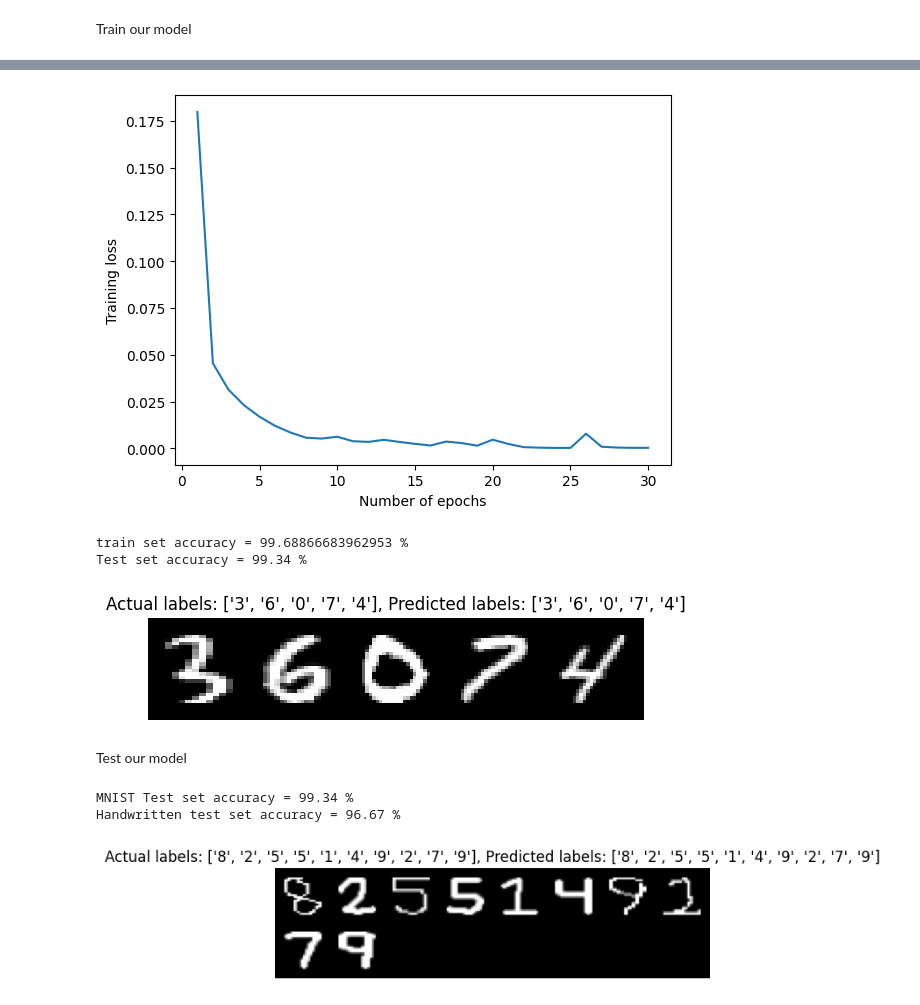
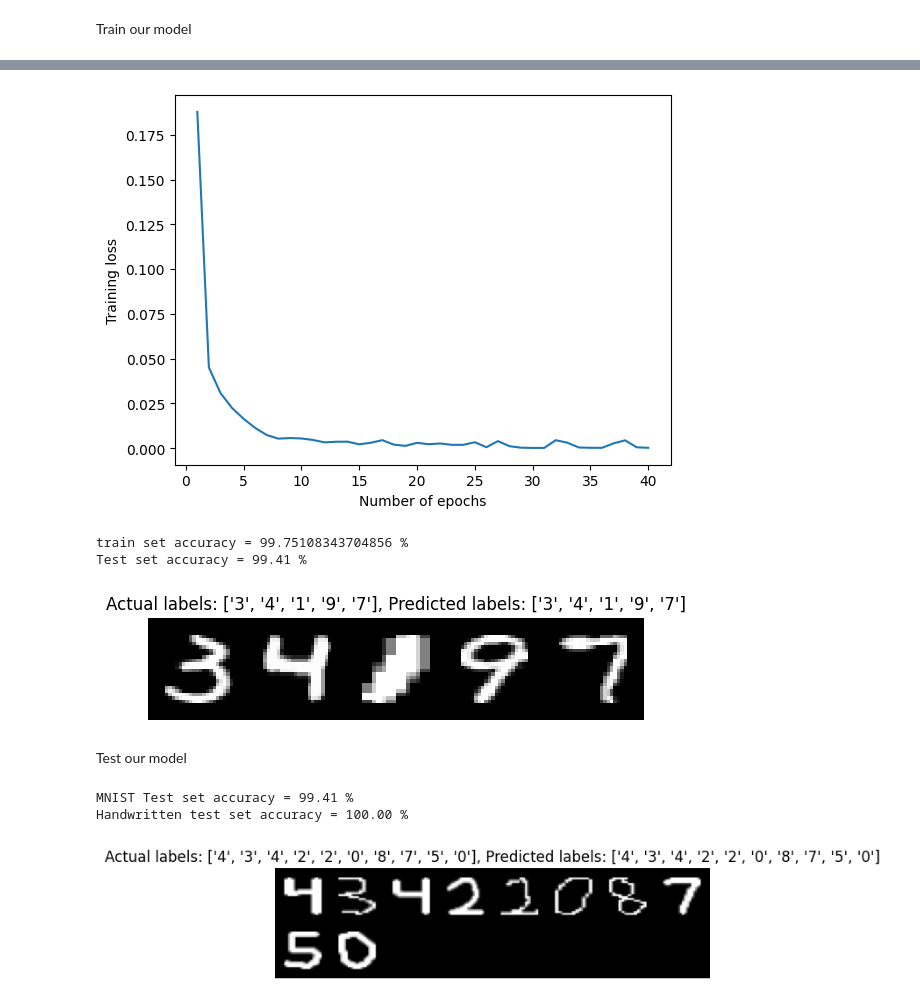
Before and after one commit to solopres/Cybr486FinalProject, a Jupyter notebook: CNN/cnn.ipynb, the cells around one changed output, grey strips where cells are left out. Saved outputs shown, nothing was run; the diff lists cells and outputs as text; code cells hidden in the pictures.

```diff
--- a/CNN/cnn.ipynb
+++ b/CNN/cnn.ipynb
@@ -19,5 +20,6 @@ Drive already mounted at /content/drive; to attempt to forcibly remount, call dr
 # %%
 class PreprocessToMNIST:
+    """This class standardizes data for CNN model training and testing by shrinking images to a 20x20 grayscale and padding the new image to 28x28"""
     def __call__(self, img):
         img = img.convert("L")
         # normalize
@@ -115,6 +117,13 @@ ANALYZE DATASET
 Build our model
 # %%
 class CNN(torch.nn.Module):
+    """
+    This is the CNN model. It is made up of 2x(2 Convolutional layers followed by Max Pooling layer).<br>
+    Convolution layers have feature map of 3x3 and start with 32 increasing to 64 out channels.<br>
+    All Convolution layers are followed by a Batch Normalization layer.<br>
+    Pooling layers have a kernel size of 2x2.<br>
+    After the second Pooling layer, there is a Flatten and two Linear layers.
+    """
     def __init__(self):
         super().__init__()
 
@@ -157,7 +166,7 @@ cuda
 # %% [markdown]
 Train our model
 # %%
-num_epochs = 30
+num_epochs = 40
 learning_rate = 1e-4
 weight_decay = 1e-4
 model = CNN().to(device)
@@ -207,7 +216,7 @@ for epoch in range(num_epochs):
     #     train_acc += (predicted == labels).sum().item()
     # custom_loss_list.append(train_loss / len(custom_train_loader))
     # print(f"Custom Training loss = {custom_loss_list[-1]}")
-torch.save(model.state_dict(), f"/content/drive/My Drive/Cybr486Project/Models/batch 32/MNIST-Trained-Model.pt")
+torch.save(model.state_dict(), f"/content/drive/My Drive/Cybr486Project/Models/batch 64/MNIST-Trained-Model-40-Epochs.pt")
 print("\n\n*****************\nTRAINING DONE\n****************")
 plt.plot(range(1, num_epochs + 1), train_loss_list)
 # plt.plot(range(1, num_epochs + 1),custom_loss_list)
@@ -257,15 +266,15 @@ Epoch 9/30: Training loss = 0.0051900314055354545
 
 *****************
 TRAINING DONE
 ****************
-[figure, old version]
+[figure, new version]
-train set accuracy = 99.68866683962953 %
-Test set accuracy = 99.34 %
+train set accuracy = 99.75108343704856 %
+Test set accuracy = 99.41 %
-[figure, old version]
+[figure, new version]
 # %% [markdown]
 Test our model
 # %%
-model_dir = '/content/drive/My Drive/Cybr486Project/Models/batch 64/MNIST-Trained-Model-Batch64.pt'
+model_dir = '/content/drive/My Drive/Cybr486Project/Models/batch 64/MNIST-Trained-Model-40-Epochs.pt'
 model.load_state_dict(
 torch.load(model_dir, map_location="cpu")
 )
@@ -303,6 +312,6 @@ plt.title(title)
 plt.axis("off")
 plt.show()
 # %% [output]
-MNIST Test set accuracy = 99.34 %
-Handwritten test set accuracy = 96.67 %
+MNIST Test set accuracy = 99.41 %
+Handwritten test set accuracy = 100.00 %
-[figure, old version]
+[figure, new version]
```
Also changed, not shown: parts of 3 cells of this notebook.
